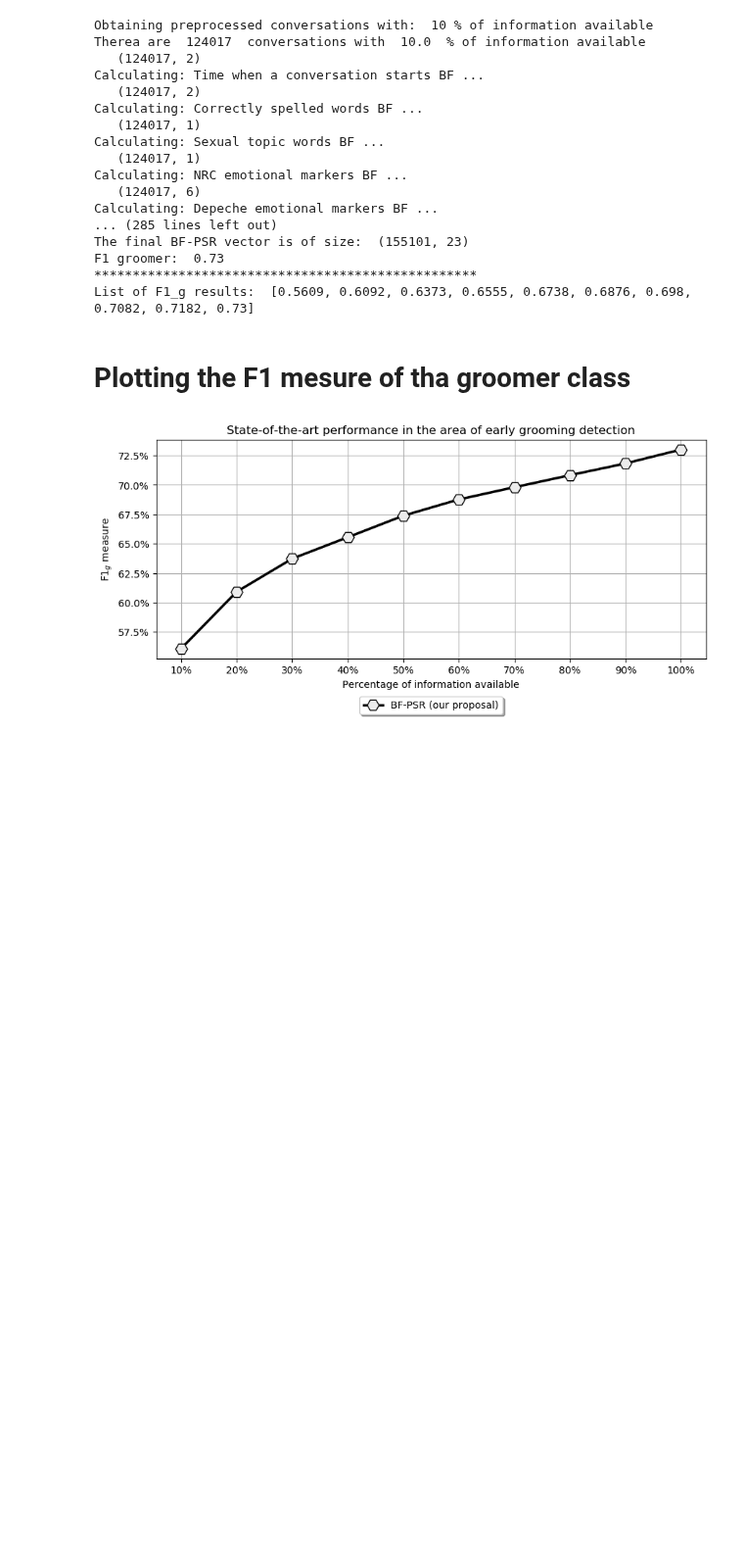
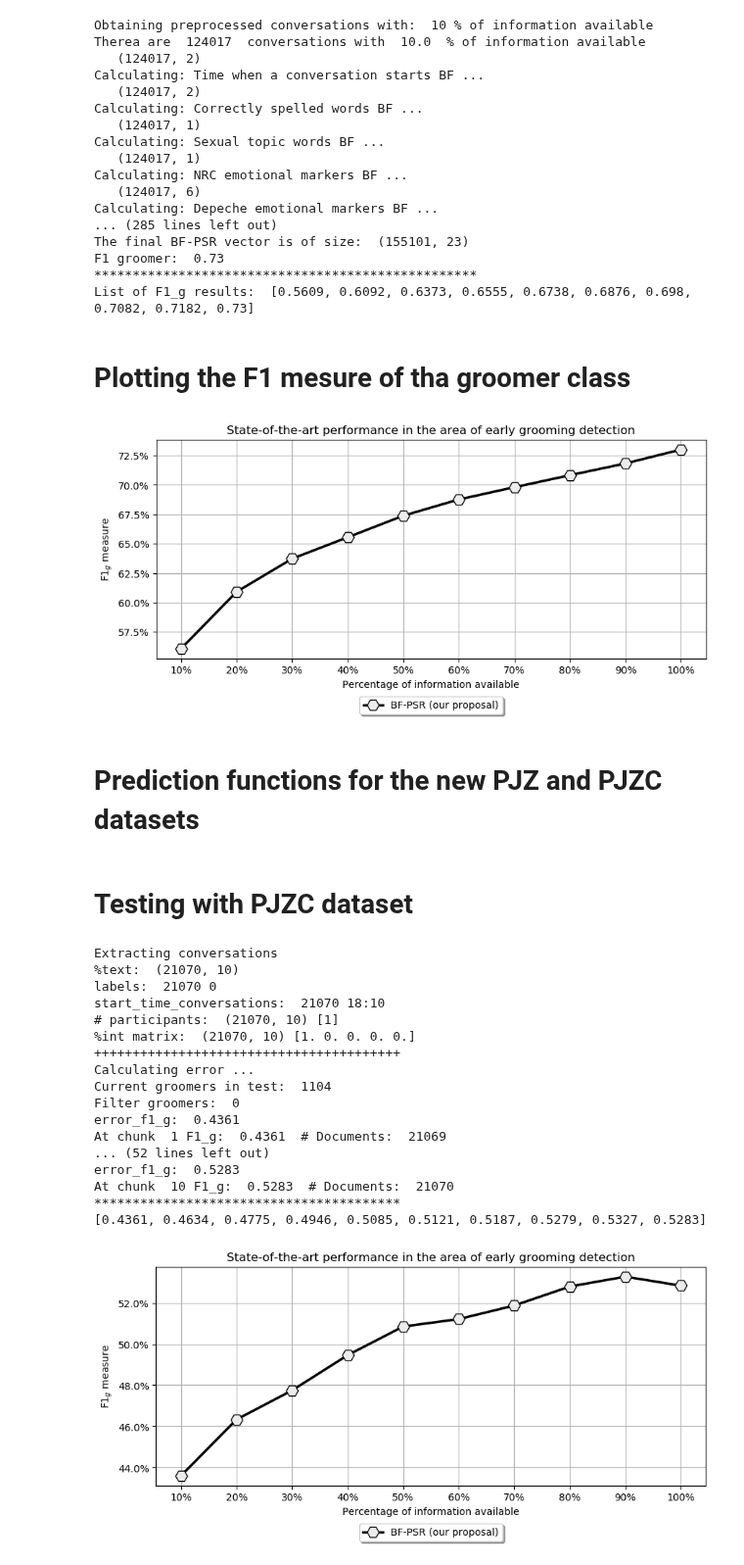
Before and after one commit to danielafe7-usp/BF-PSR-Framework, a Jupyter notebook: Concurrent Methods/BF-PSR/BF-PSR.ipynb, the cells around one changed output. Shown at 98% size. Drawn from its saved outputs; the diff is of its cells as text; code cells hidden in the pictures; blank space fills up the shorter version.

```diff
--- a/Concurrent Methods/BF-PSR/BF-PSR.ipynb
+++ b/Concurrent Methods/BF-PSR/BF-PSR.ipynb
@@ -657,0 +641,2 @@ print()
+# %% [markdown]
+# Prediction functions for the new PJZ and PJZC datasets
@@ -657,0 +717,62 @@ print()
+# %%
+def calculating_preds(PATH,num_chunks):
+    c = tokenizer_Somajo_vectorizer
+    print("Extracting conversations")
+    data_set = loading_pkl(PATH)
+    matrix_text,labels,start_time_conversations,number_participants,matrix = data_set
+    print("%text: ",(matrix_text.shape))
+    print("labels: ",len(labels),labels[0])
+    print("start_time_conversations: ",len(start_time_conversations),start_time_conversations[0])
+    print("# participants: ",(number_participants.shape),number_participants[0][0])
+    print("%int matrix: ",(matrix.shape),matrix[0][0])
+    print("+"*40)
+
+
+    probs = list()
+    for  chunk in range(num_chunks):
+
+        doc_partial = matrix_text[:,chunk]
+        X_time_partial = start_time_conversations
+        X_participants_partial = number_participants[:,chunk]
+        X_int_user_partial = matrix[:,chunk]
+        Y_partial = labels
+
+        groomer_before = sum([1 for i in labels if i ==1])
+        '''Applying preprocessing'''
+        doc_partial,X_time_partial,X_participants_partial,X_int_user_partial,Y_partial = pre_processing_conversations_new_datasets(c,doc_partial,X_time_partial,X_participants_partial,X_int_user_partial,Y_partial,True)
+        Y_partial = np.asarray(Y_partial)
+        groomer_after = sum([1 for i in labels if i ==1])
+
+        '''Batch version '''
+        f1_g,error_f1_g = groomer_predictions(model,doc_partial,X_time_partial,X_participants_partial,X_int_user_partial,Y_partial,True)
+        probs.append(error_f1_g)
+        print("At chunk ",chunk+1, "F1_g: ",f1_g," # Documents: ",len(Y_partial))
+        print("*"*40)
+
+    print(probs)
+    f1_list = probs.copy()
+    plotting_bf_psr(f1_list)
+# %% [markdown]
+# Testing with PJZC dataset
+# %%
+PATH = "Data/PJZC.pkl"
+calculating_preds(PATH,10)
+# %% [output]
+Extracting conversations
+%text:  (21070, 10)
+labels:  21070 0
+start_time_conversations:  21070 18:10
+# participants:  (21070, 10) [1]
+%int matrix:  (21070, 10) [1. 0. 0. 0. 0.]
+++++++++++++++++++++++++++++++++++++++++
+Calculating error ...
+Current groomers in test:  1104
+Filter groomers:  0
+error_f1_g:  0.4361
+At chunk  1 F1_g:  0.4361  # Documents:  21069
+... (52 lines left out)
+error_f1_g:  0.5283
+At chunk  10 F1_g:  0.5283  # Documents:  21070
+****************************************
+[0.4361, 0.4634, 0.4775, 0.4946, 0.5085, 0.5121, 0.5187, 0.5279, 0.5327, 0.5283]
+[figure, added]
```
Also changed, not shown: parts of 13 cells of this notebook, 1 other file.
